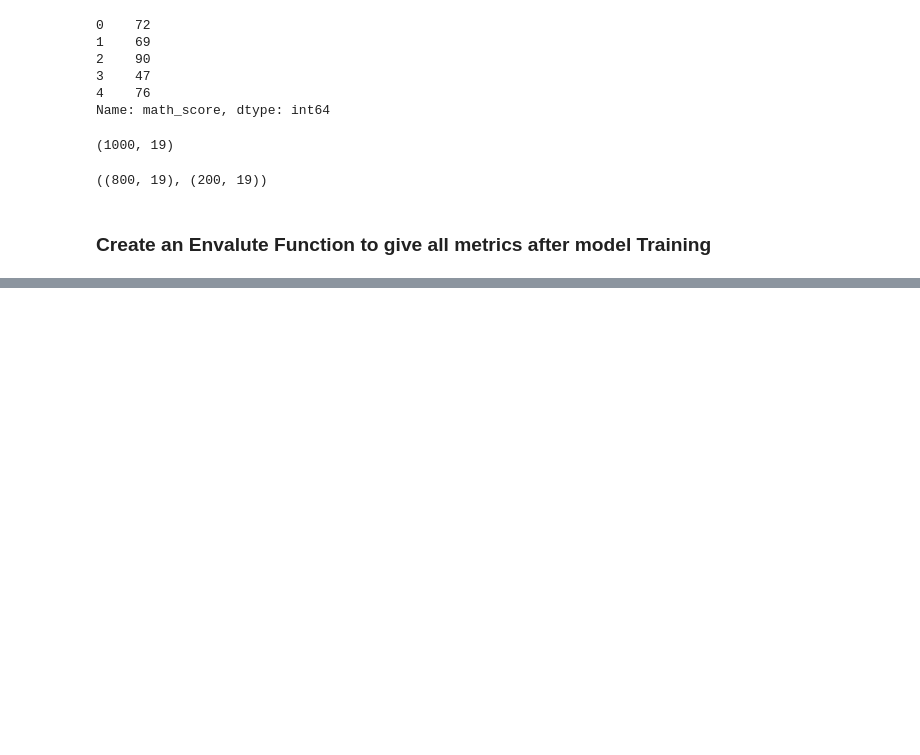
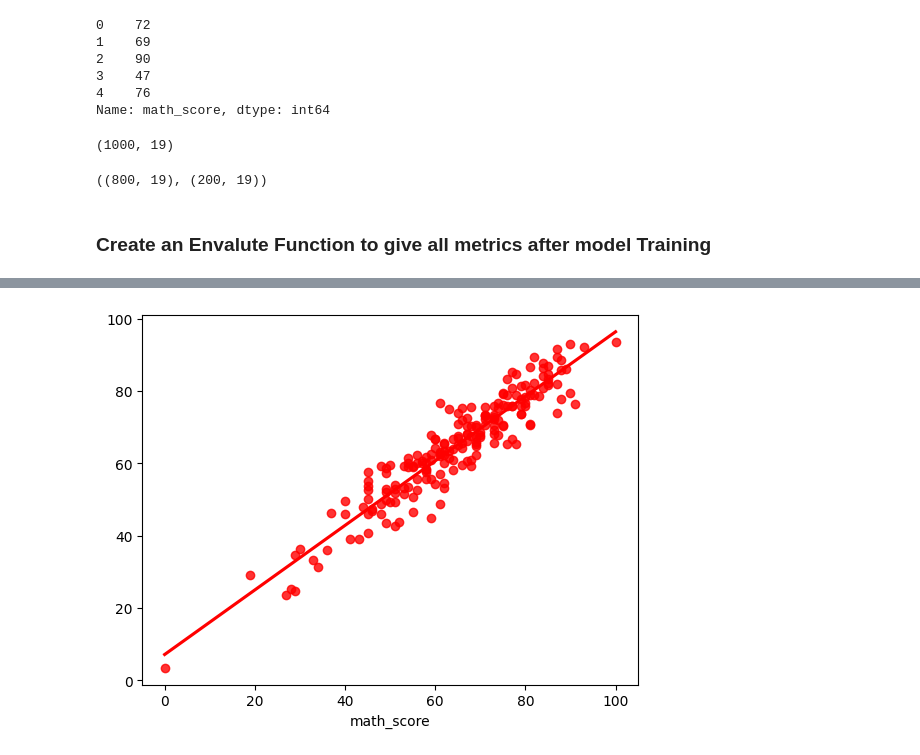
Before and after one commit to chetan-chowdhari-27/practice_projects, a Jupyter notebook: notebook/data/model-training.ipynb, the cells around one changed output, grey strips where cells are left out. Drawn from its saved outputs; the diff is of its cells as text; code cells hidden in the pictures; blank space fills up the shorter version.

```diff
--- a/notebook/data/model-training.ipynb
+++ b/notebook/data/model-training.ipynb
@@ -101,0 +205,4 @@ def evalute_model(true, predicted):
+# %%
+sns.regplot(x=y_test,y=y_pred,ci=None,color ='red');
+# %% [output]
+[figure, added]
```
Also changed, not shown: parts of 10 cells of this notebook, 5 other files.
